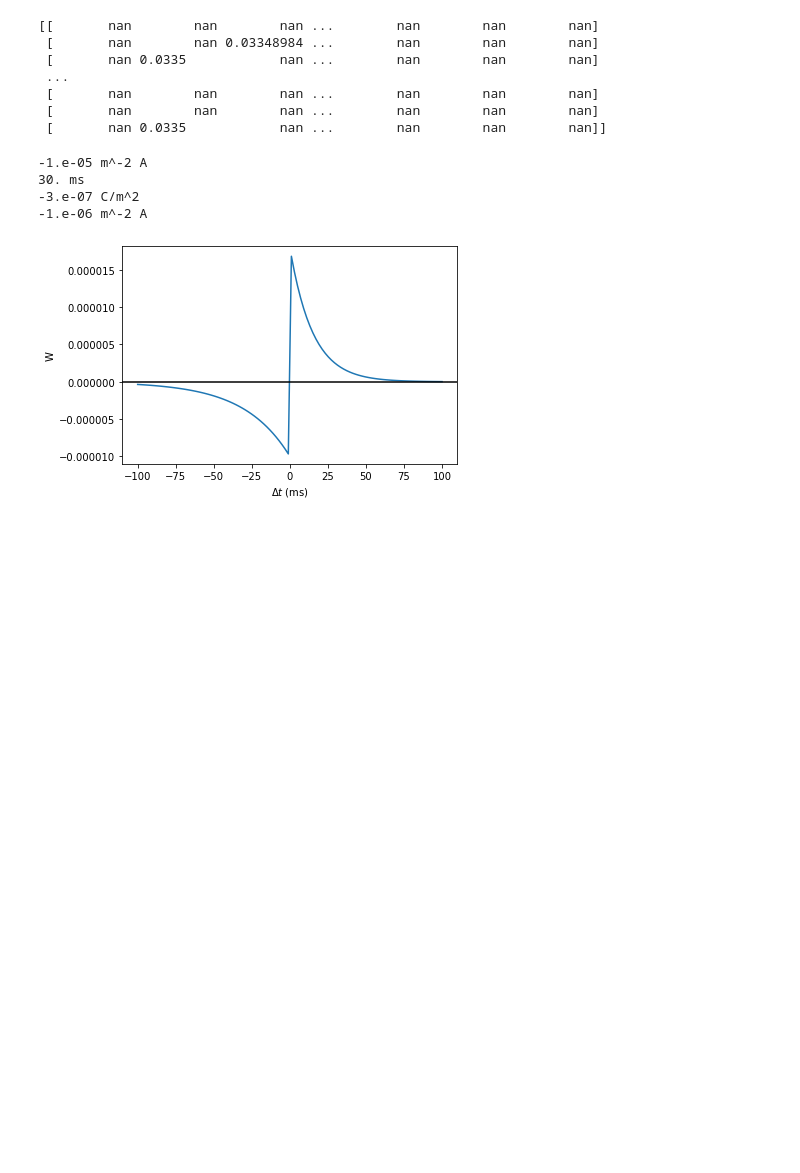
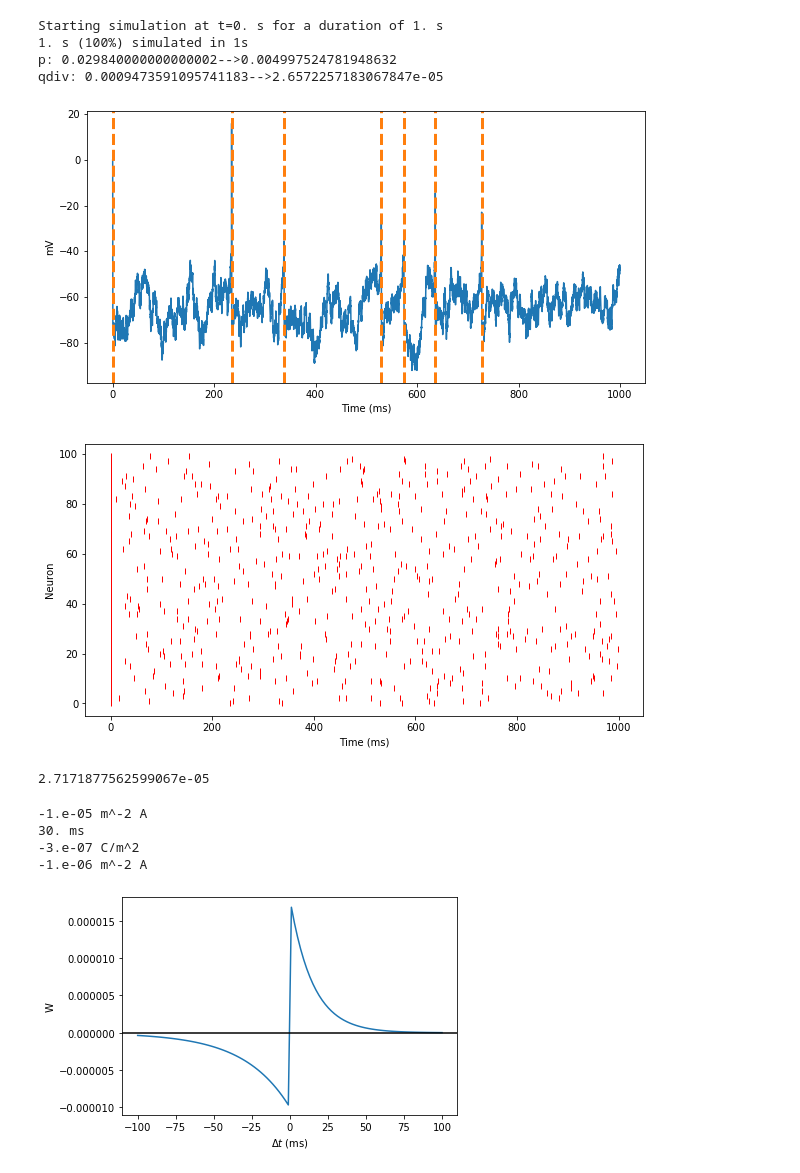
Before and after one commit to briardoty/ocker-stdp-motifs, a Jupyter notebook: brian2_playground.ipynb, the cells around one changed output. Drawn from its saved outputs; the diff is of its cells as text; code cells hidden in the pictures; blank space fills up the shorter version.

Commit message:
Compute some motif stats

```diff
--- a/brian2_playground.ipynb
+++ b/brian2_playground.ipynb
@@ -67,10 +68,20 @@ sp_mon_exc = SpikeMonitor(G)
 # initial value
 #G.v = 5 * mV
 
+# initial stats
+(p0, qdiv0) = compute_motif_stats(G, S)
+
 # run
 run(1000*ms, report='text')
+
+# final stats
+(p, qdiv) = compute_motif_stats(G, S)
 
 # plots
 #visualise_connectivity(S)
 plot_v(v_mon, sp_mon_exc, 0, True)
 plot_spike_trains(sp_mon_exc)
+
+print("p: " + str(p0) + "-->" + str(p))
+print("qdiv: " + str(qdiv0) + "-->" + str(qdiv))
+# %% [output]
@@ -77,21 +90,36 @@ plot_spike_trains(sp_mon_exc)
+Starting simulation at t=0. s for a duration of 1. s
+1. s (100%) simulated in 1s
+p: 0.029840000000000002-->0.004997524781948632
+qdiv: 0.0009473591095741183-->2.6572257183067847e-05
+[figure, added]
+[figure, added]
-# %%
-# connectivity matrix
-
-# Create a matrix to store the weights and fill it with NaN
-W = np.full((len(G), len(G)), np.nan)
-
-# Insert the values from the Synapses object
-W[S.i[:], S.j[:]] = S.w[:]
-
-print(W)
-# %% [output]
-[[       nan        nan        nan ...        nan        nan        nan]
- [       nan        nan 0.03348984 ...        nan        nan        nan]
- [       nan 0.0335            nan ...        nan        nan        nan]
- ...
- [       nan        nan        nan ...        nan        nan        nan]
- [       nan        nan        nan ...        nan        nan        nan]
- [       nan 0.0335            nan ...        nan        nan        nan]]
+# %%
+# motif stats
+from util.analysis_functions import *
+
+network_group = G
+synapses = S
+
+N = len(network_group)
+W = np.zeros((N, N))
+
+# Insert the values from the Synapses object
+W[synapses.i[:], synapses.j[:]] = synapses.w[:]
+
+# motif stats...
+p = W.sum() / N**2
+
+q_div = 0
+for i in range(N):
+    for j in range(N):
+        for k in range(N):
+            q_div += W[i,k] * W[j,k]
+
+q_div = (q_div - p**2) / N**3
+
+print(q_div)
+# %% [output]
+2.7171877562599067e-05
 # %%
 from brian2.units import *
 
```
Also changed, not shown: parts of 2 cells of this notebook, 1 other file.
